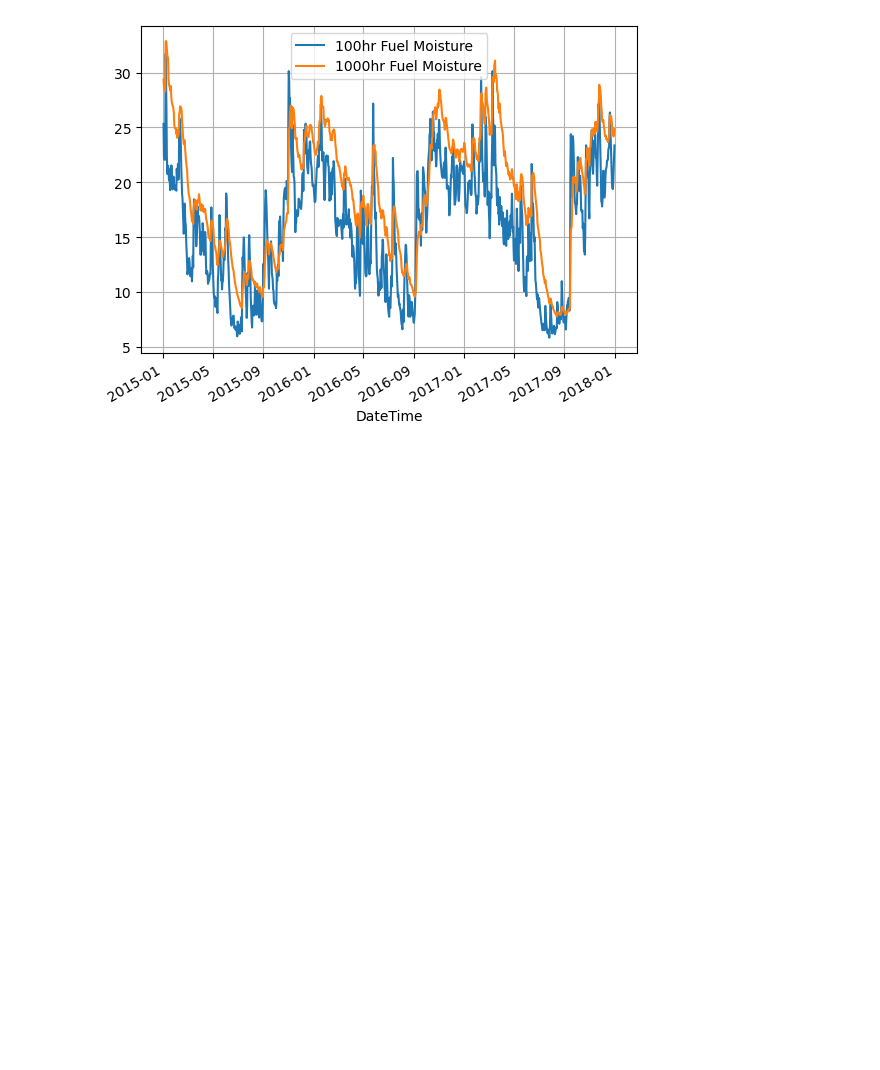
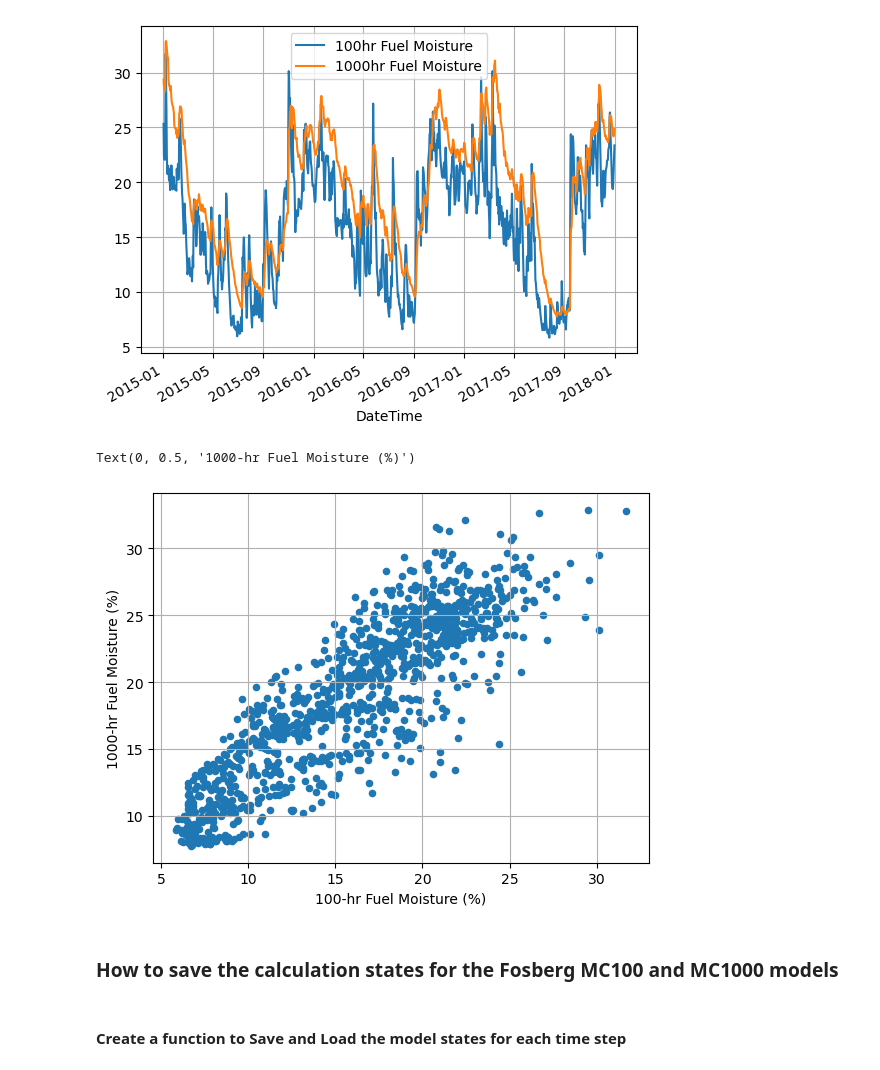
Before and after one commit to wmjolly/USNFDRS3_FM100AndFM1000, a Jupyter notebook: CalcFM100AndFM1000.ipynb, the cells around one changed output. Cells and saved outputs as stored; diff of their text form; code cells hidden in the pictures; blank space fills up the shorter version.

```diff
--- a/CalcFM100AndFM1000.ipynb
+++ b/CalcFM100AndFM1000.ipynb
@@ -56,7 +61,7 @@ def eqmc (Temp,RH):
 ## \param 24-hour Precipitation Duration (hours)
 ## \param Hist1000 and HistBndryT Historical conditions for FM1000 for last 7 days
 ## \param Y100 and Y100 Yesterday's FM100 and FM1000
-def hundredthous (Lat,MaxTemp,MaxRH,MinTemp, MinRH,Julian,PrecipDur,Hist1000,HistBndryT,Y100,Y1000):
+def hundredthous (Lat,MaxTemp,MaxRH,MinTemp, MinRH,Julian,PrecipDur,Hist1000,HistBndryT,Y100):
     bndryBar = float(0.0 )
     Daylight = CalcDaylightHours(Lat, Julian)
     emcMin = eqmc (MaxTemp, MinRH)
@@ -81,7 +86,6 @@ def hundredthous (Lat,MaxTemp,MaxRH,MinTemp, MinRH,Julian,PrecipDur,Hist1000,His
         Hist1000[i] = Hist1000[i+1]
     Hist1000[6] = MC1000
     Y100 = MC100
-    Y1000 = MC1000
     return MC100, MC1000, Hist1000,HistBndryT
 # %% [markdown]
 #### Let's test the function on 3 years of data from Missoula, MT (RAWS ID 241513)
@@ -116,11 +119,10 @@ for i,row in df.iterrows():
     PrecipDur = row['RnDr']
     Julian = row['DateTime'].dayofyear
     # Calculate the FM100 and FM1000 and retrieve the hist arrays
-    MC100, MC1000, Hist1000,HistBndryT = hundredthous(Lat,MaxTemp,MaxRH,MinTemp, MinRH,Julian,PrecipDur,Hist1000,HistBndryT,Y100,Y1000)
+    MC100, MC1000, Hist1000,HistBndryT = hundredthous(Lat,MaxTemp,MaxRH,MinTemp, MinRH,Julian,PrecipDur,Hist1000,HistBndryT,Y100)
     MC100vals.append(MC100)
     MC1000vals.append(MC1000)
     Y100 = MC100
-    Y1000 = MC1000
 # %% [markdown]
 ### Plot the FM100 and FM1000
 # %%
@@ -132,3 +134,14 @@ df.plot(x='DateTime',y='MC1000',label='1000hr Fuel Moisture',ax=ax)
 ax.grid(True)
 # %% [output]
 [figure]
+# %%
+f,ax = plt.subplots()
+df.plot.scatter(x='MC100',y='MC1000',ax=ax)
+ax.grid(True)
+ax.set_xlabel("100-hr Fuel Moisture (%)")
+ax.set_ylabel("1000-hr Fuel Moisture (%)")
+# %% [output]
+Text(0, 0.5, '1000-hr Fuel Moisture (%)')
+[figure, added]
+# %% [markdown]
+### How to save the calculation states for the Fosberg MC100 and MC1000 models
@@ -134,0 +153,2 @@ ax.grid(True)
+# %% [markdown]
+#### Create a function to Save and Load the model states for each time step
```
Also changed, not shown: parts of 13 cells of this notebook, 1 other file.
